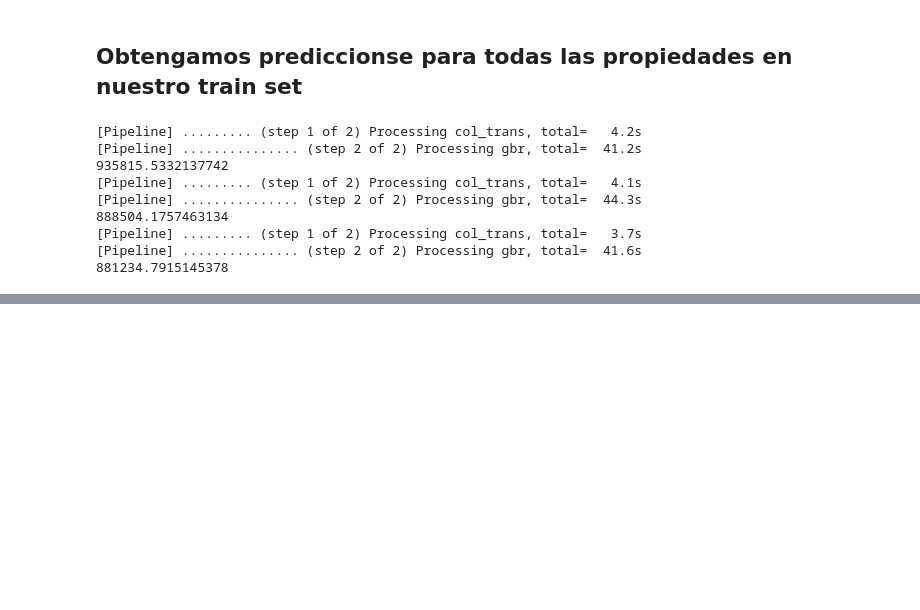
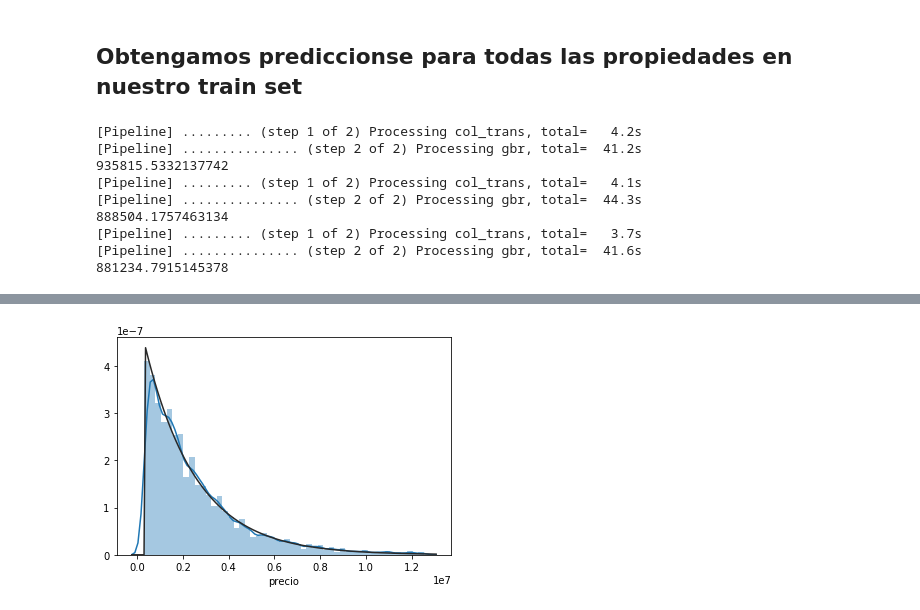
Before and after one commit to rozanecm/7506_tp2_2c2019, a Jupyter notebook: notebooks/first approaches by rozanecm.ipynb, the cells around one changed output, grey strips where cells are left out. Cells and saved outputs as stored; diff of their text form; code cells hidden in the pictures; blank space fills up the shorter version.

```diff
--- a/notebooks/first approaches by rozanecm.ipynb
+++ b/notebooks/first approaches by rozanecm.ipynb
@@ -3272,0 +3305,4 @@ beep()
+# %%
+sns.distplot(train['precio'], hist=True, rug=False, fit=st.expon);
+# %% [output]
+[figure, added]
```
Also changed, not shown: parts of 137 cells of this notebook, 13 other files.
